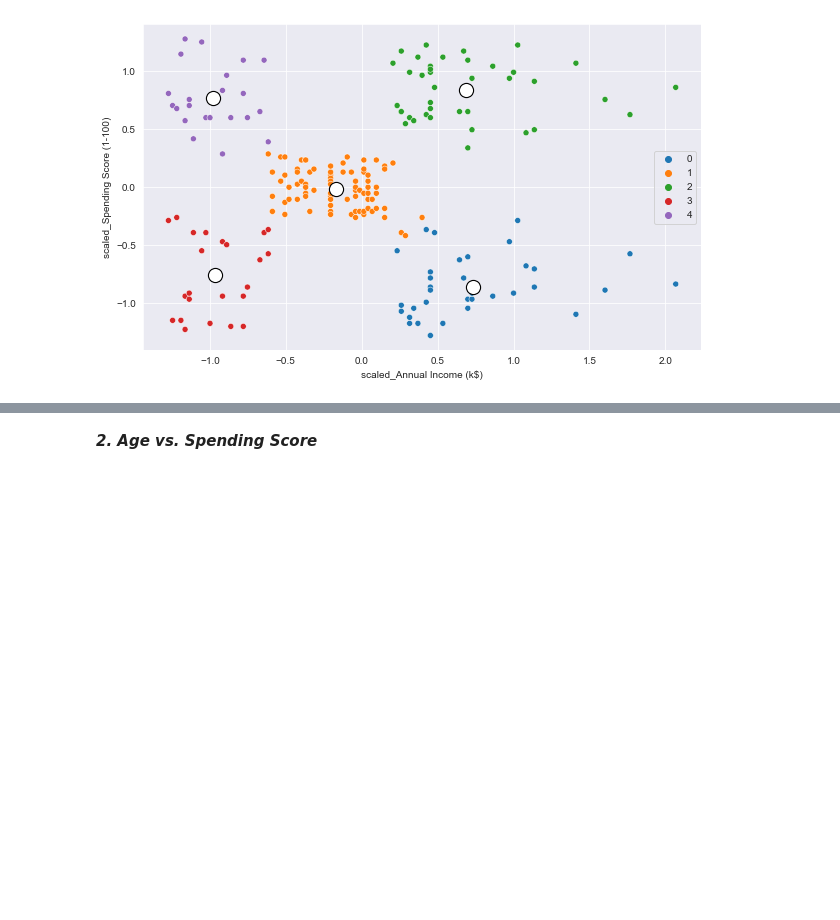
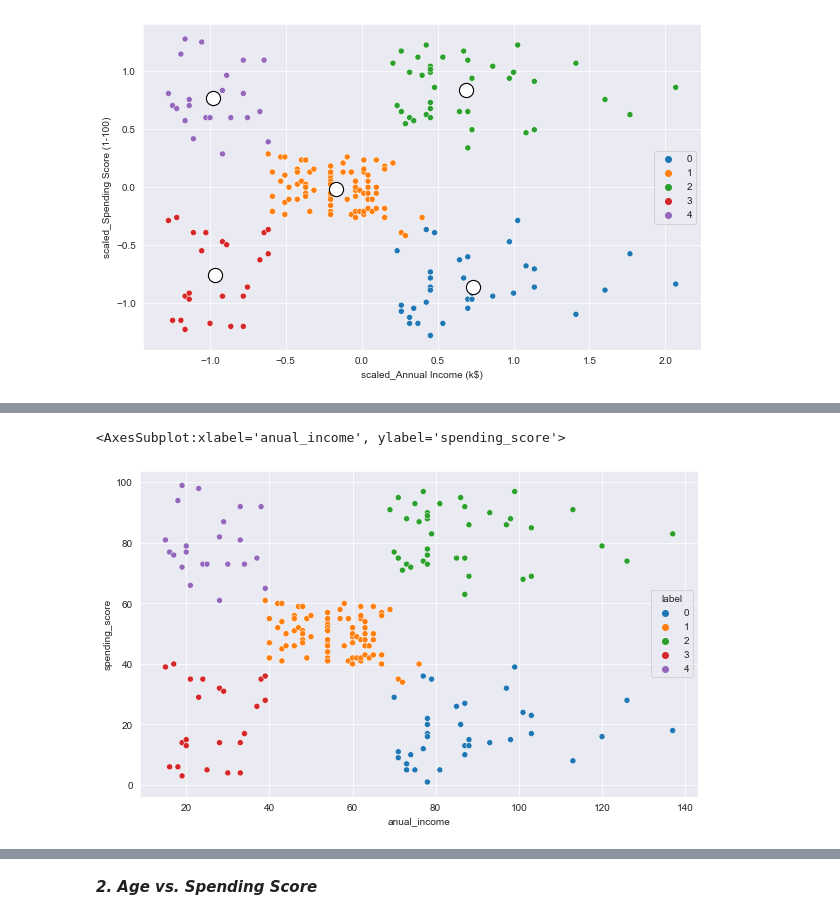
Before and after one commit to MM-Madi/kmeans_customer_segmentation, a Jupyter notebook: customer_segmentation_model_dev.ipynb, the cells around one changed output, grey strips where cells are left out. Cells and saved outputs as stored; diff of their text form; code cells hidden in the pictures; blank space fills up the shorter version.

```diff
--- a/customer_segmentation_model_dev.ipynb
+++ b/customer_segmentation_model_dev.ipynb
@@ -147 +158,6 @@ df_1['label'] = labels
+# %%
+# Add the resulting cluster labels and the Un-Scaled features to df_1
+df_1['label'] = labels
+df_1['spending_score'] = df['Spending Score (1-100)']
+df_1['anual_income'] = df['Annual Income (k$)']
 # %%
@@ -158,0 +184,8 @@ To do: 1. Check for statestical significance between the new "groups" 2. Get exa
+# %%
+# Visualize clusters with original features
+plt.figure(figsize= (10, 6))
+sns.set_style("darkgrid")
+sns.scatterplot(data=df_1, x='anual_income', y='spending_score', hue='label', palette='tab10')
+# %% [output]
+<AxesSubplot:xlabel='anual_income', ylabel='spending_score'>
+[figure, added]
```
Also changed, not shown: parts of 52 cells of this notebook.
